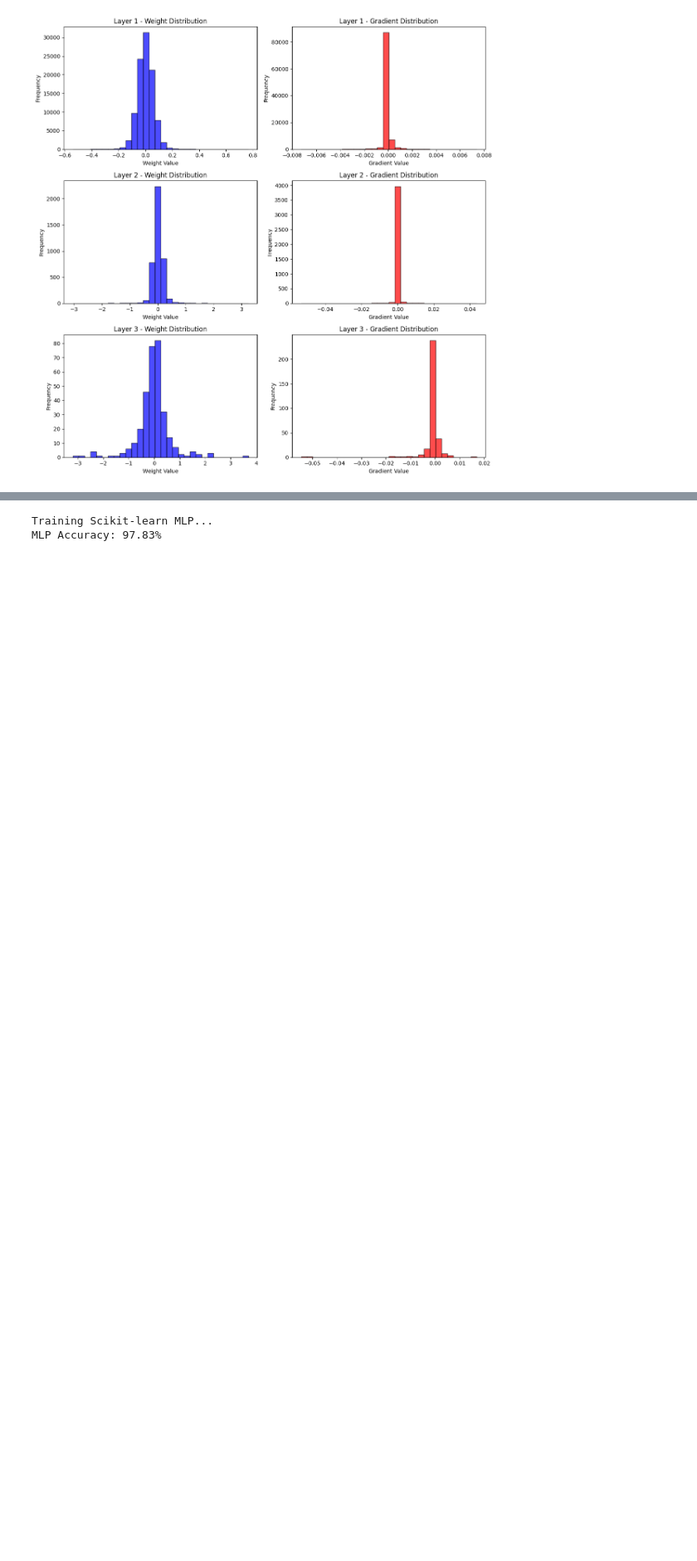
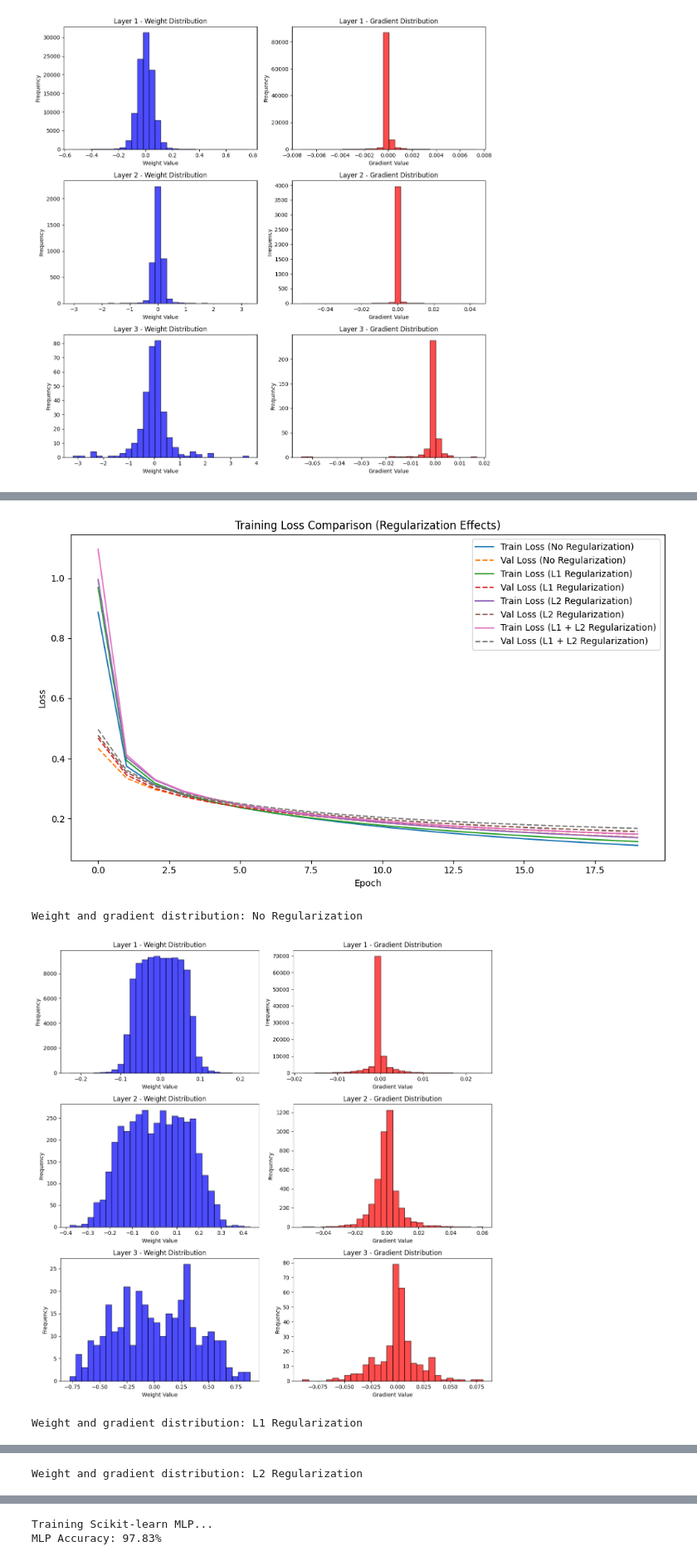
Before and after one commit to mrsuiii/FFNN-Scratch, a Jupyter notebook: src/test.ipynb, the cells around one changed output, grey strips where cells are left out. Shown at 83% size. Saved outputs shown, nothing was run; the diff lists cells and outputs as text; code cells hidden in the pictures; blank space fills up the shorter version.

Commit message:
feat: l1 and l2 regularization

```diff
--- a/src/test.ipynb
+++ b/src/test.ipynb
@@ -590,3 +588,75 @@ Weight and gradient distribution: Without RMSNorm
 [figure]
 Weight and gradient distribution: With RMSNorm
 [figure]
+# %%
+models = []
+training_histories = []
+accuracies = []
+
+lambda_l1 = 0.0001
+lambda_l2 = 0.001
+
+regularization_settings = [
+    {"lambda_l1": 0, "lambda_l2": 0, "label": "No Regularization"},
+    {"lambda_l1": lambda_l1, "lambda_l2": 0, "label": "L1 Regularization"},
+    {"lambda_l1": 0, "lambda_l2": lambda_l2, "label": "L2 Regularization"},
+    {"lambda_l1": lambda_l1, "lambda_l2": lambda_l2, "label": "L1 + L2 Regularization"},
+]
+
+for reg in regularization_settings:
+    print(f"Training model with {reg['label']}")
+
+    layers = [
+        Layer(784, 128, activation=leaky_relu, weight_init=xavier_init),
+        Layer(128, 32, activation=leaky_relu, weight_init=xavier_init),
+        Layer(32, 10, activation=softmax, weight_init=xavier_init),
+    ]
+
+    model = FFNN(
+        layers=layers,
+        loss_fn=cce_loss,
+        lr=0.01,
+        lambda_l1=reg["lambda_l1"],
+        lambda_l2=reg["lambda_l2"]
+    )
+
+    training_history = model.train(
+        training_data=X_train,
+        training_target=y_train,
+        max_epoch=20,
+        error_threshold=0.01,
+        batch_size=64,
+        validation_data=X_val,
+        validation_target=y_val,
+        verbose=False
+    )
+
+    models.append(model)
+    training_histories.append(training_history)
+
+    pred = model(X_val)
+    pred = np.argmax(pred.data, axis=1)
+    y_val_decoded = np.argmax(y_val.data, axis=1)
+
+    accuracy = accuracy_score(y_val_decoded, pred)
+    accuracies.append(accuracy)
+
+    print(f"Accuracy {reg['label']}: {accuracy * 100:.2f}%\n")
+
+plt.figure(figsize=(10, 6))
+
+for i, reg in enumerate(regularization_settings):
+    plt.plot(training_histories[i]['training_loss_history'], label=f'Train Loss ({reg["label"]})')
+    plt.plot(training_histories[i]['validation_loss_history'], linestyle='--', label=f'Val Loss ({reg["label"]})')
+
+plt.title('Training Loss Comparison (Regularization Effects)')
+plt.xlabel('Epoch')
+plt.ylabel('Loss')
+plt.legend()
+plt.tight_layout()
+plt.show()
+
+for i, model in enumerate(models):
+    print(f"Weight and gradient distribution: {regularization_settings[i]['label']}")
+    plot_weight_distribution(model)
+# %% [output]
@@ -592,0 +674,4 @@ Weight and gradient distribution: With RMSNorm
+[figure, added]
+Weight and gradient distribution: No Regularization
+[figure, added]
+Weight and gradient distribution: L1 Regularization
@@ -592,0 +679 @@ Weight and gradient distribution: With RMSNorm
+Weight and gradient distribution: L2 Regularization
```
Also changed, not shown: parts of 2 cells of this notebook, 3 other files.
